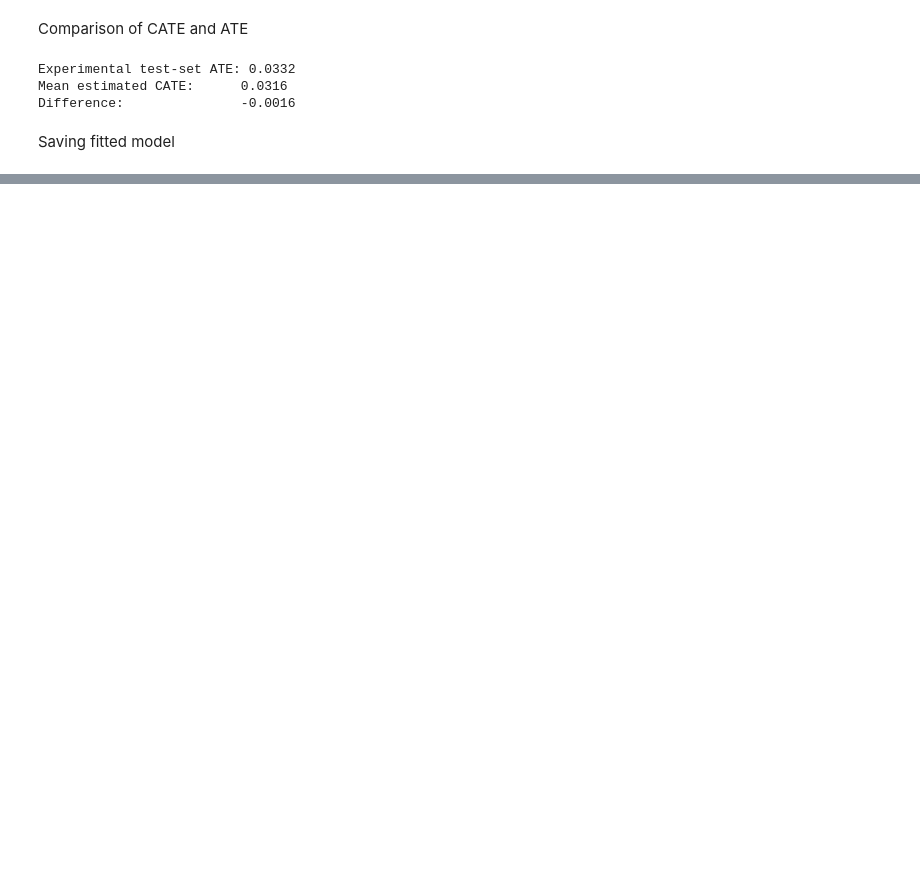
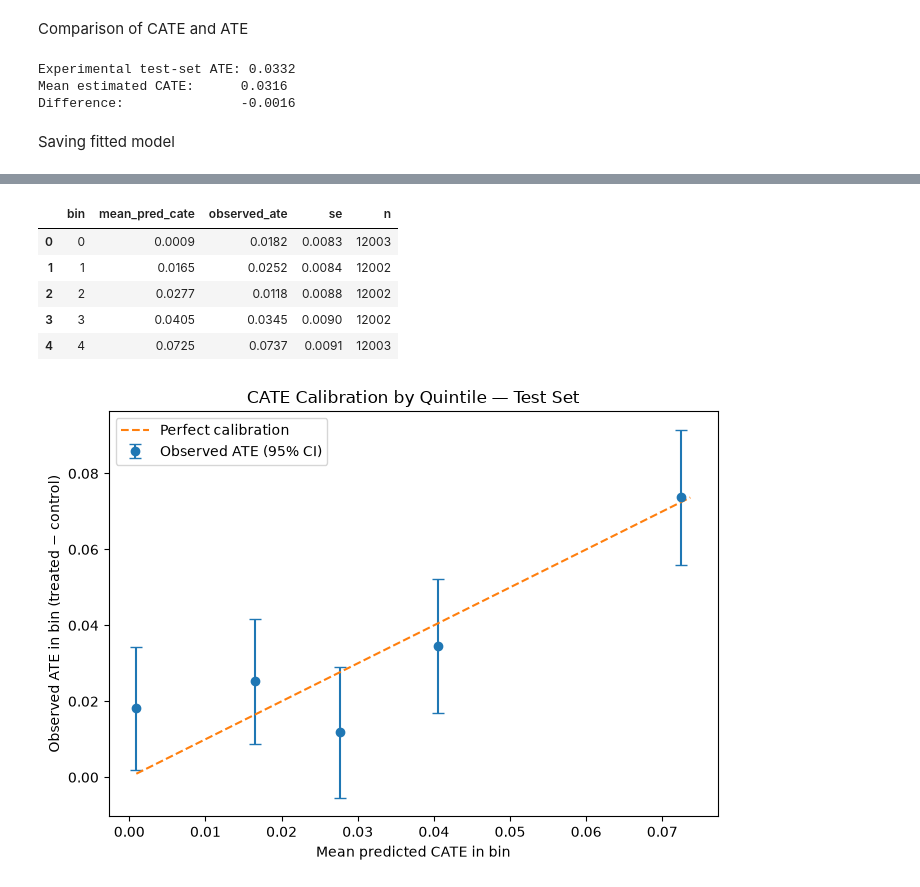
Before and after one commit to shannon-kwok/DSE4101-CausalForest-Grp2, a Jupyter notebook: notebooks/causal_forest.ipynb, the cells around one changed output, grey strips where cells are left out. Saved outputs shown, nothing was run; the diff lists cells and outputs as text; code cells hidden in the pictures; blank space fills up the shorter version.

Commit message:
Add calibration test; ignore saved model files

```diff
--- a/notebooks/causal_forest.ipynb
+++ b/notebooks/causal_forest.ipynb
@@ -267,0 +307,42 @@ Causal forest model saved to C:\Users\szepi\OneDrive\Documents\dse4101\DSE4101-C
+# %%
+# Create a df with one row per test customer
+calib_df = pd.DataFrame({"tau_hat": cate_test, "Z": Z_test.to_numpy(), "Y": Y_test.to_numpy()})
+
+# Assign each customer to a quintile bin based on predicted CATE
+calib_df["bin"] = pd.qcut(calib_df["tau_hat"], q=5, labels=False, duplicates="drop")
+
+# Create summary table across bins
+rows = []
+for b, g in calib_df.groupby("bin"):
+    y1, y0 = g.loc[g.Z == 1, "Y"], g.loc[g.Z == 0, "Y"]
+    rows.append({
+        "bin": b,
+        "mean_pred_cate": g.tau_hat.mean(),
+        "observed_ate": y1.mean() - y0.mean(),
+        "se": np.sqrt(y1.var() / len(y1) + y0.var() / len(y0)),
+        "n": len(g),
+    })
+calib_bins = pd.DataFrame(rows)
+display(calib_bins.round(4))
+
+# Plot calibration by quintile
+plt.figure(figsize=(7, 5))
+plt.errorbar(calib_bins.mean_pred_cate, calib_bins.observed_ate,
+             yerr=1.96 * calib_bins.se, fmt="o", capsize=4, label="Observed ATE (95% CI)")
+lims = [min(calib_bins.mean_pred_cate.min(), calib_bins.observed_ate.min()),
+        max(calib_bins.mean_pred_cate.max(), calib_bins.observed_ate.max())]
+plt.plot(lims, lims, linestyle="--", label="Perfect calibration")
+plt.xlabel("Mean predicted CATE in bin")
+plt.ylabel("Observed ATE in bin (treated − control)")
+plt.title("CATE Calibration by Quintile — Test Set")
+plt.legend()
+plt.tight_layout()
+plt.show()
+# %% [output]
+|  | bin | mean_pred_cate | observed_ate | se | n |
+| 0 | 0 | 0.0009 | 0.0182 | 0.0083 | 12003 |
+| 1 | 1 | 0.0165 | 0.0252 | 0.0084 | 12002 |
+| 2 | 2 | 0.0277 | 0.0118 | 0.0088 | 12002 |
+| 3 | 3 | 0.0405 | 0.0345 | 0.0090 | 12002 |
+| 4 | 4 | 0.0725 | 0.0737 | 0.0091 | 12003 |
+[figure, added]
```
Also changed, not shown: parts of 6 cells of this notebook, 2 other files.
